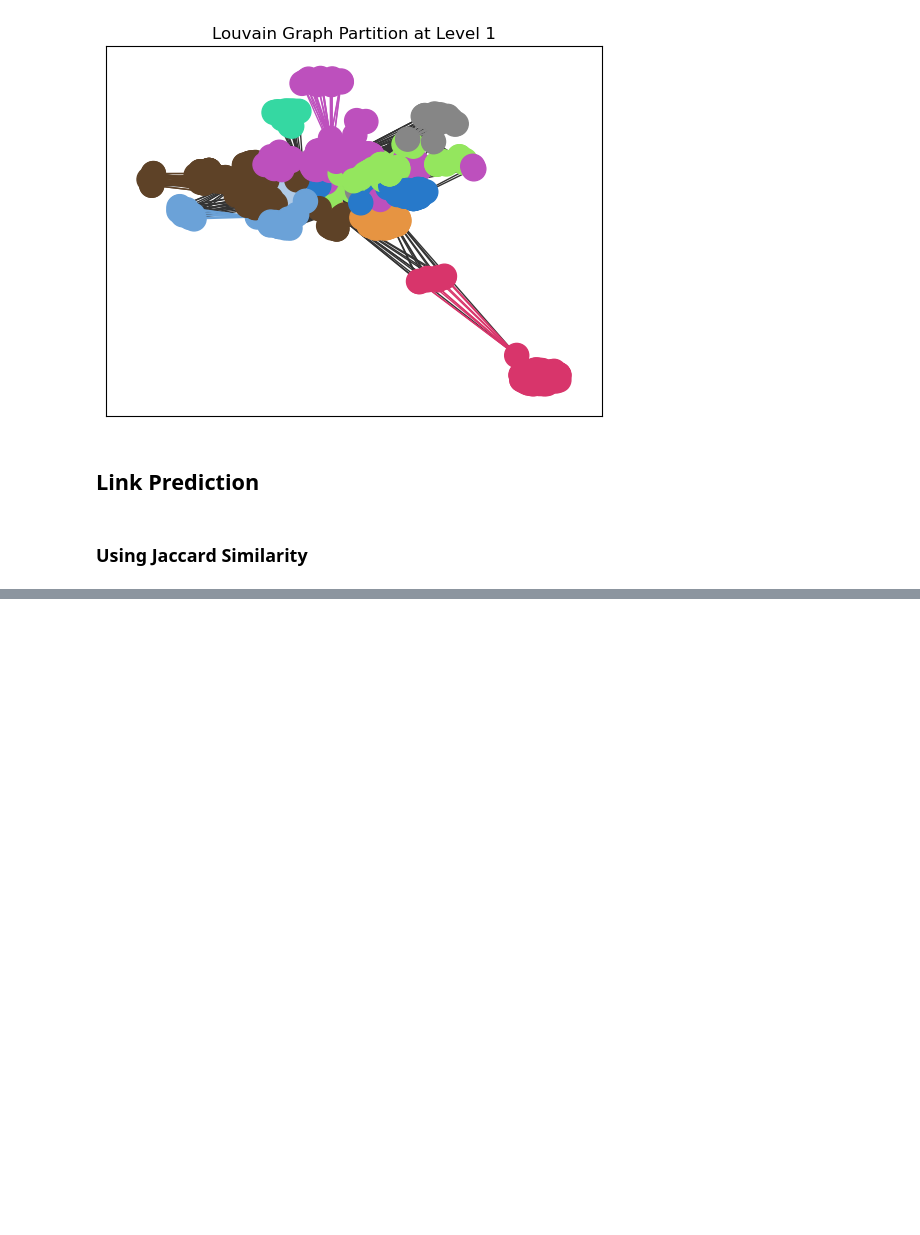
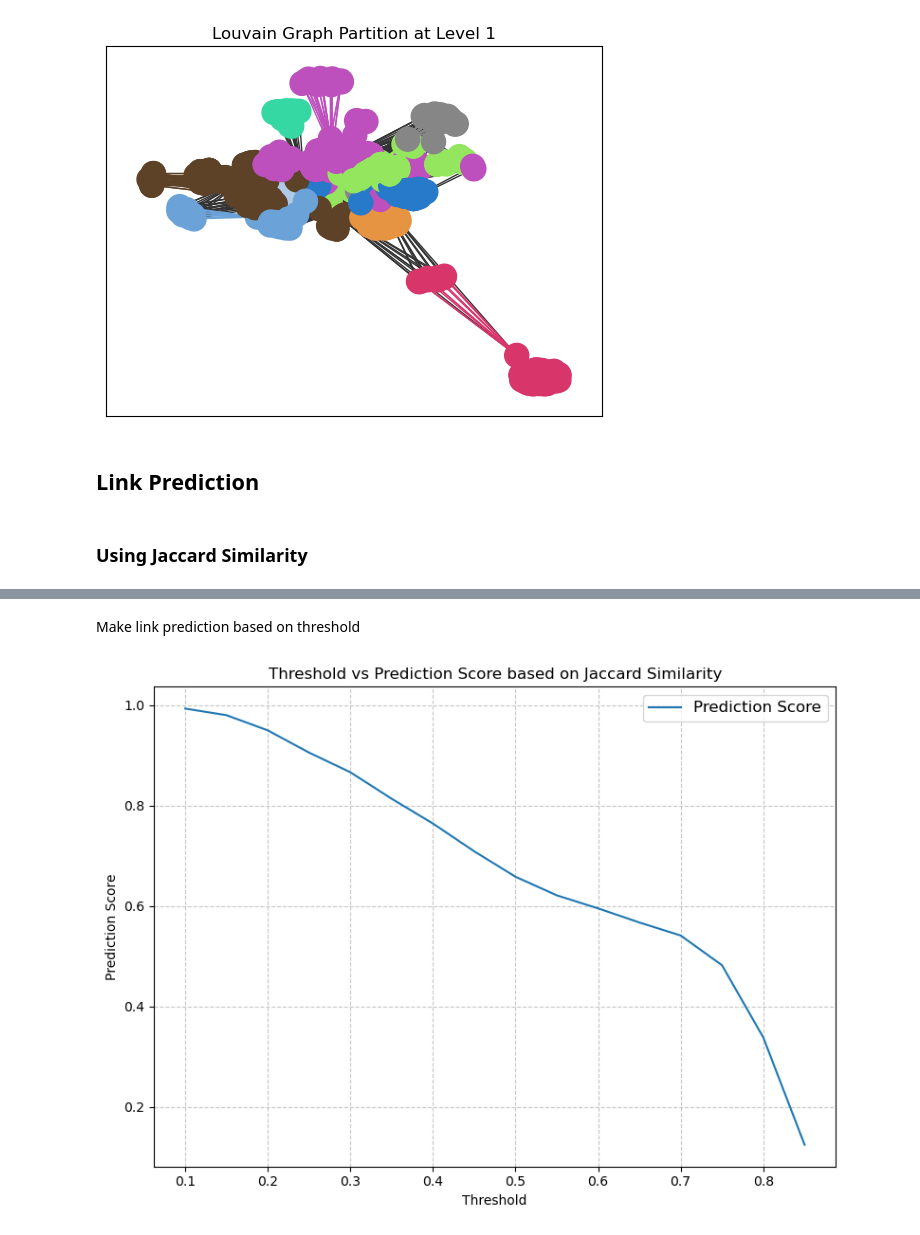
Before and after one commit to meteor123456/Spotify-Artist-Cooccurence, a Jupyter notebook: analysis.ipynb, the cells around one changed output, grey strips where cells are left out. Cells and saved outputs as stored; diff of their text form; code cells hidden in the pictures; blank space fills up the shorter version.

Commit message:
added Jaccard Similarity Link Prediction

```diff
--- a/analysis.ipynb
+++ b/analysis.ipynb
@@ -485,0 +490,44 @@ plt.show()
+# %%
+#Code used from Activity 5
+import random
+
+
+edge_subset = random.sample(list(g.edges()), int(sample_size * g.number_of_edges()))
+g_train = g.copy()
+g_train.remove_edges_from(edge_subset)
+# %% [markdown]
+Make link prediction based on threshold
+# %%
+s = 0.1 #Threshold start
+e = 0.8 #Threshold end
+step = 0.05
+# %%
+prediction_jaccard = nx.jaccard_coefficient(g_train, edge_subset)
+score, label = zip(*[(s, (u,v) in edge_subset) for (u,v,s) in prediction_jaccard])
+predictions = {} # dictionary of threshold value vs prediction score
+
+for k in np.arange (s,e+step, step):
+  predicted_edges = 0
+  for s in score:
+    if s > k:
+      predicted_edges += 1
+
+  predicted = predicted_edges / len(edge_subset)
+  predictions[k] = predicted
+# %%
+prediction_series = pd.Series(predictions)
+# %%
+plt.figure(figsize=(8, 6))
+plt.plot(prediction_series.index, prediction_series.values, label='Prediction Score')
+
+plt.title('Threshold vs Prediction Score based on Jaccard Similarity')
+plt.xlabel('Threshold')
+plt.ylabel('Prediction Score')
+plt.grid(True, linestyle='--', alpha=0.7)
+plt.legend(fontsize=12)
+plt.tight_layout()
+
+# Show the plot
+plt.show()
+# %% [output]
+[figure, added]
```
Also changed, not shown: parts of 2 cells of this notebook.
